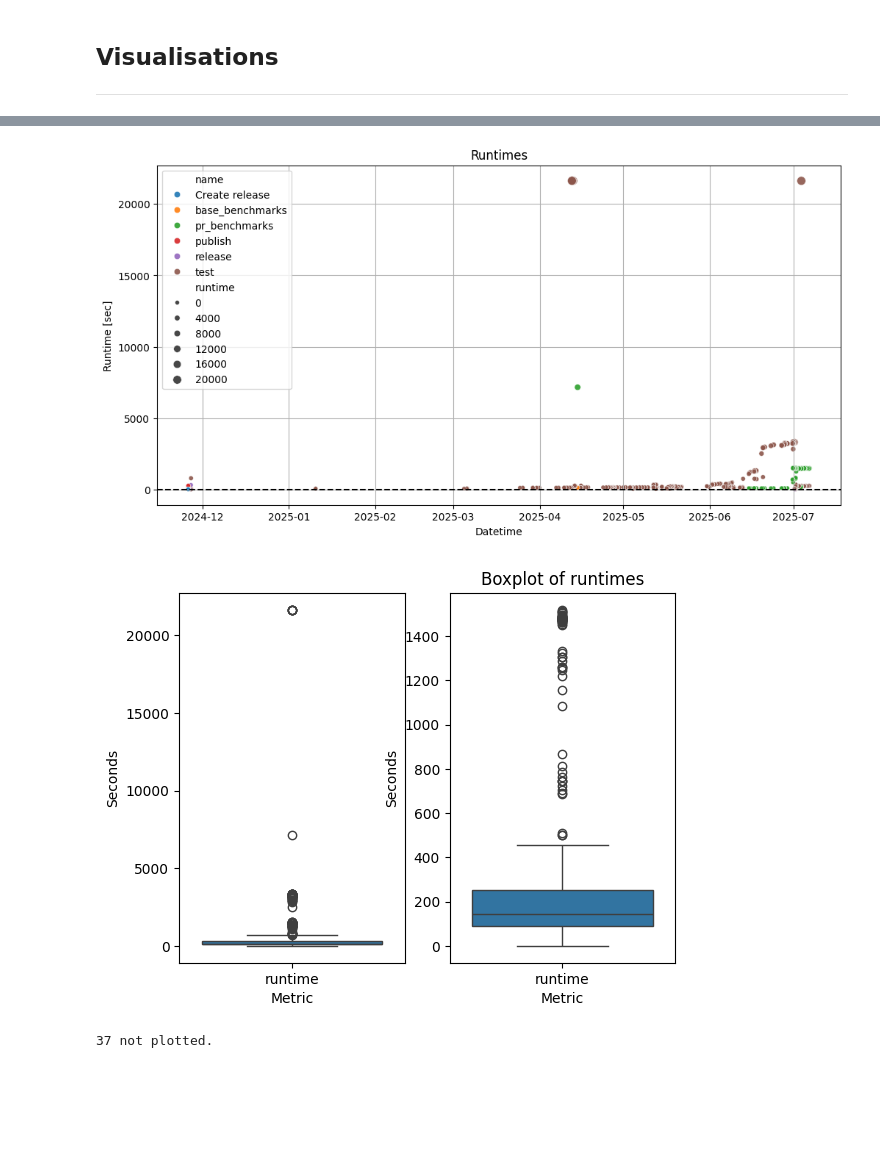
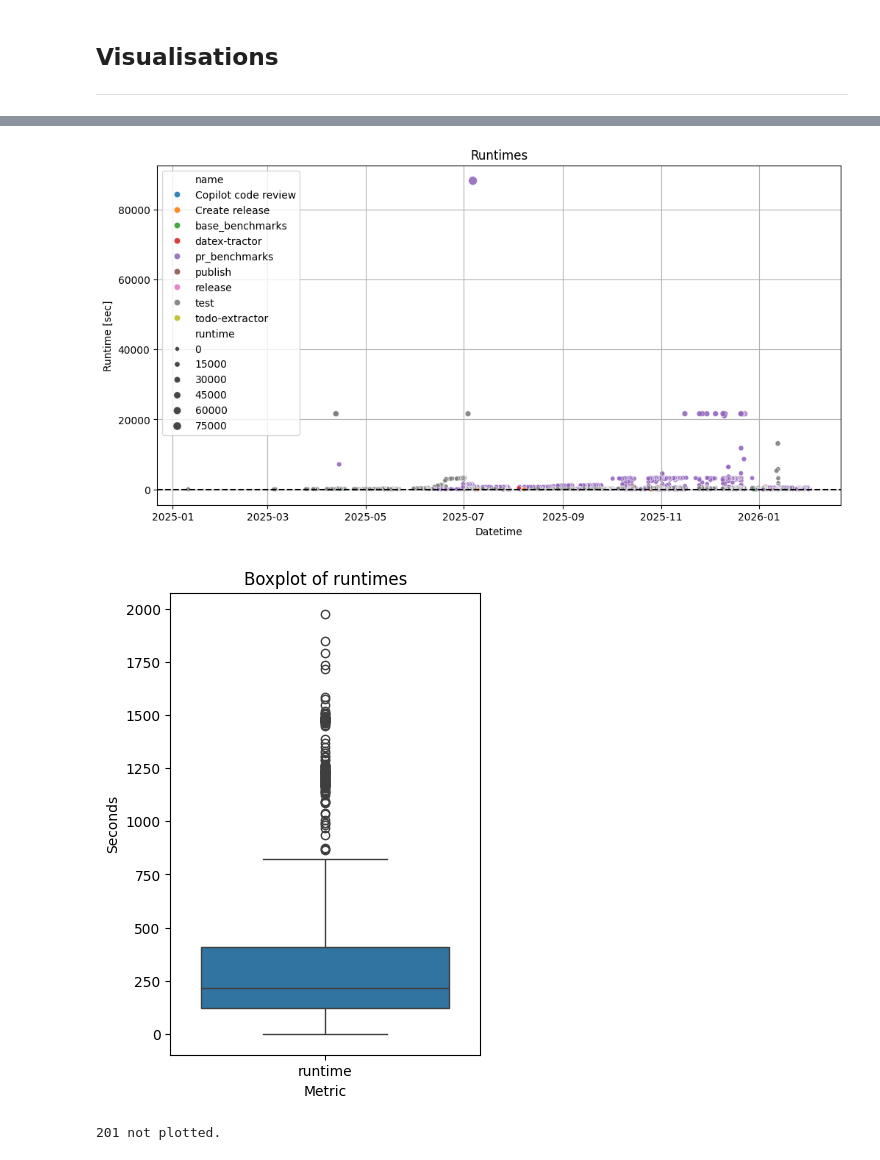
Before and after one commit to unyt-org/datex-tractor, a Jupyter notebook: notes.ipynb, the cells around one changed output, grey strips where cells are left out. Cells and saved outputs as stored; diff of their text form; code cells hidden in the pictures; blank space fills up the shorter version.

```diff
--- a/notes.ipynb
+++ b/notes.ipynb
@@ -7,7 +7,7 @@ import pandas as pd
 import matplotlib.pyplot as plt
 import seaborn as sns
 # %%
-df = pd.read_csv("data/workflow_data.csv").astype(
+df = pd.read_csv("workflow_data.csv").astype(
     {
         "name": "category",
         "status": "category",
@@ -167,22 +142,23 @@ plt.axhline(0, color="0", linestyle="--")  # Reference line for x-axis
 plt.grid(True)
 plt.show()
 # %% [output]
-[figure, old version]
+[figure, new version]
 # %%
+plt.figure(figsize=(4, 6))
 melted_data = df.melt(value_vars=["runtime"], var_name="Metric", value_name="Seconds")
 temp_df = df.loc[df["runtime"] <= 2000]
 temp_melted_data = temp_df.melt(value_vars=["runtime"], var_name="Metric", value_name="Seconds")
 
 # Setting up the boxplots
-fig, axes = plt.subplots(ncols=2)
-sns.boxplot(x="Metric", y="Seconds", data=melted_data, legend=False, ax=axes[0])
-sns.boxplot(x="Metric", y="Seconds", data=temp_melted_data, legend=False, ax=axes[1])
+# fig, axes = plt.subplots(ncols=2)
+# sns.boxplot(x="Metric", y="Seconds", data=melted_data, legend=False, ax=axes[0])
+sns.boxplot(x="Metric", y="Seconds", data=temp_melted_data, legend=False)
 
 # Showing plot
 plt.title("Boxplot of runtimes")
 plt.show()
 
 print(f"{len(df) - len(temp_df)} not plotted.")
 # %% [output]
-[figure, old version]
+[figure, new version]
-37 not plotted.
+201 not plotted.
```
Also changed, not shown: parts of 12 cells of this notebook.
